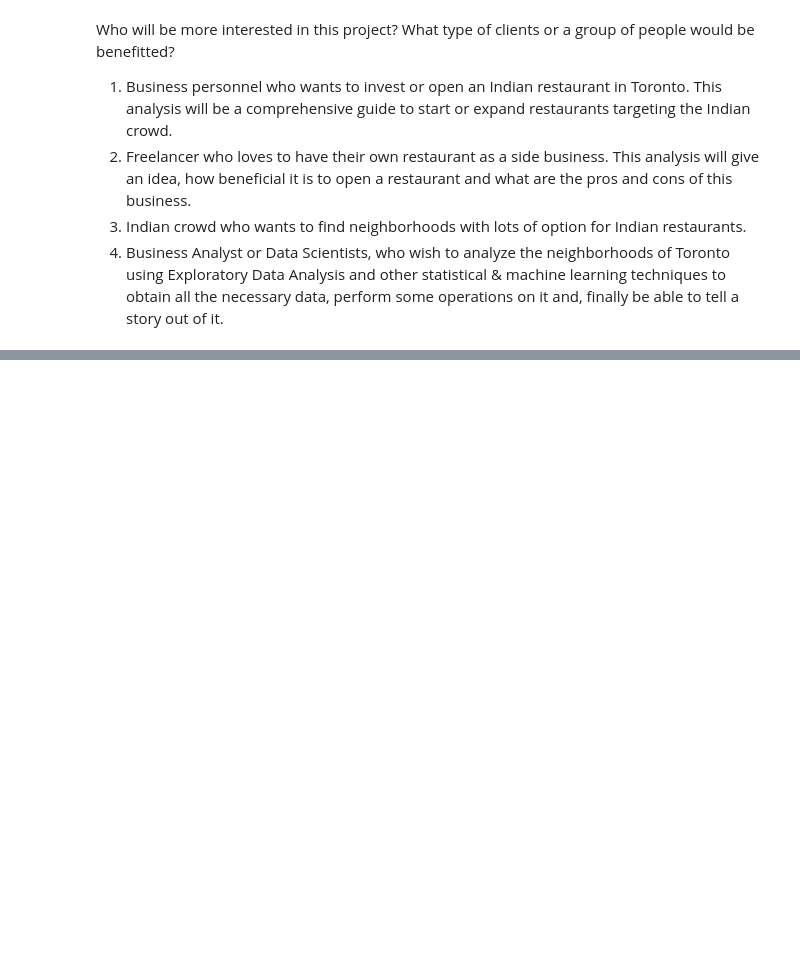
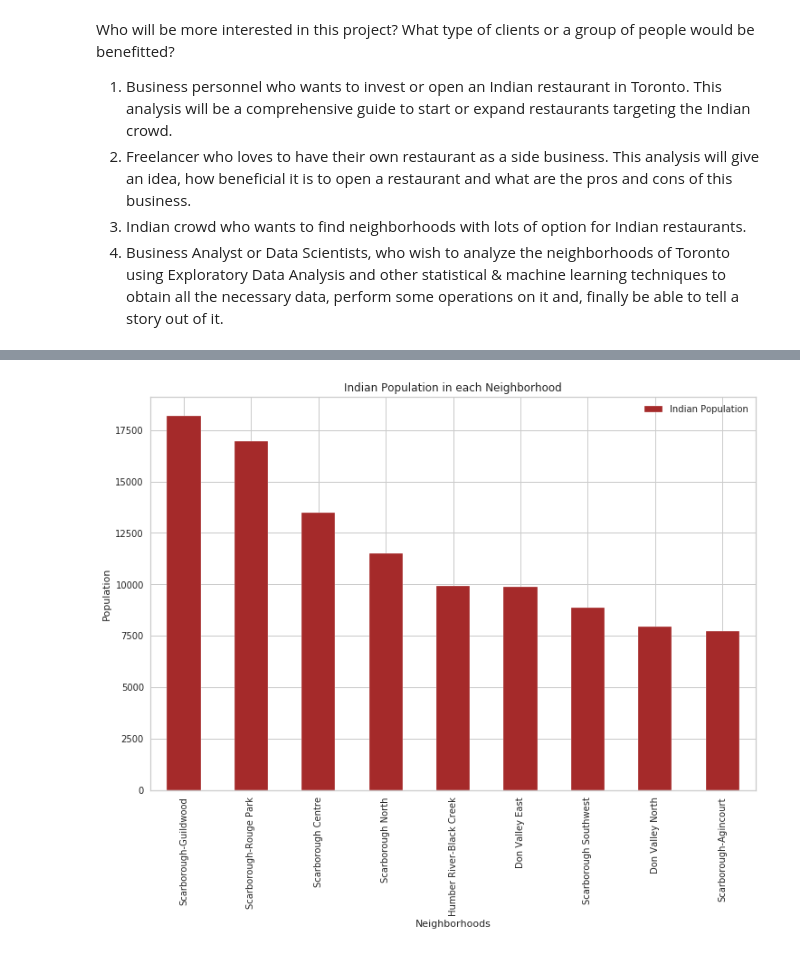
Before and after one commit to kruthika86/ExploringTorontoNeighborhoods, a Jupyter notebook: ExploringTorontoNeighborhoods.ipynb, the cells around one changed output, grey strips where cells are left out. Cells and saved outputs as stored; diff of their text form; code cells hidden in the pictures; blank space fills up the shorter version.

```diff
--- a/ExploringTorontoNeighborhoods.ipynb
+++ b/ExploringTorontoNeighborhoods.ipynb
@@ -27,0 +648,15 @@ Who will be more interested in this project? What type of clients or a group of
+# %%
+#Filtering the riding with Indian ethnic crowd
+temp = pop_ethnic_df.loc[(pop_ethnic_df['Ethnic Origin #1'] == 'East Indian')|
+                                      (pop_ethnic_df['Ethnic Origin #2'] == 'East Indian')|
+                                      (pop_ethnic_df['Ethnic Origin #3'] == 'East Indian')|
+                                      (pop_ethnic_df['Ethnic Origin #4'] == 'East Indian')|
+                                      (pop_ethnic_df['Ethnic Origin #5'] == 'East Indian')|
+                                      (pop_ethnic_df['Ethnic Origin #6'] == 'East Indian')|
+                                      (pop_ethnic_df['Ethnic Origin #7'] == 'East Indian')|
+                                      (pop_ethnic_df['Ethnic Origin #8'] == 'East Indian')|
+                                      (pop_ethnic_df['Ethnic Origin #9'] == 'East Indian')]
+pop_indian_df = pd.DataFrame(temp).reset_index()
+pop_indian_df.drop('index',axis=1,inplace=True)
+
+pop_indian_df
@@ -27,0 +680,17 @@ Who will be more interested in this project? What type of clients or a group of
+# %%
+#retaining only Indian ethnic percentage & the neighborhood name
+columns_list = pop_indian_df.columns.to_list()
+pop_indian_DF_with_percent = pd.DataFrame()
+#removing Riding & Population from the column names list
+del columns_list[0]
+del columns_list[0]
+
+for i in range(0,14):
+    for j in columns_list:
+        if pop_indian_df.at[i, j] == 'East Indian':
+            k = columns_list.index(j) + 1
+            percent_col = columns_list[k]
+            pop_indian_DF_with_percent = pop_indian_DF_with_percent.append({'Riding':pop_indian_df.at[i, 'Riding'], 'Population':pop_indian_df.at[i, 'Population']
+                                                                           , 'Ethnicity': pop_indian_df.at[i, j], 'Percentage': pop_indian_df.at[i, percent_col]},ignore_index=True)
+
+pop_indian_DF_with_percent
@@ -27,0 +713,5 @@ Who will be more interested in this project? What type of clients or a group of
+# %%
+pop_indian_DF_with_percent['Indian Population'] = (pop_indian_DF_with_percent['Percentage'] * pop_indian_DF_with_percent['Population'])/100
+pop_indian_DF_with_percent.drop(columns={'Percentage','Population','Ethnicity'},axis=1, inplace =True)
+pop_indian_DF_with_percent.drop_duplicates(keep='first',inplace=True)
+pop_indian_DF_with_percent
@@ -27,0 +729,9 @@ Who will be more interested in this project? What type of clients or a group of
+# %%
+bar_graph = pop_indian_DF_with_percent.sort_values(by='Indian Population', ascending=False)
+bar_graph.plot(kind='bar',x='Riding', y='Indian Population',figsize=(12,8), color='brown')
+plt.title("Indian Population in each Neighborhood")
+plt.xlabel("Neighborhoods")
+plt.ylabel("Population")
+plt.show()
+# %% [output]
+[figure, added]
```
Also changed, not shown: parts of 111 cells of this notebook.
